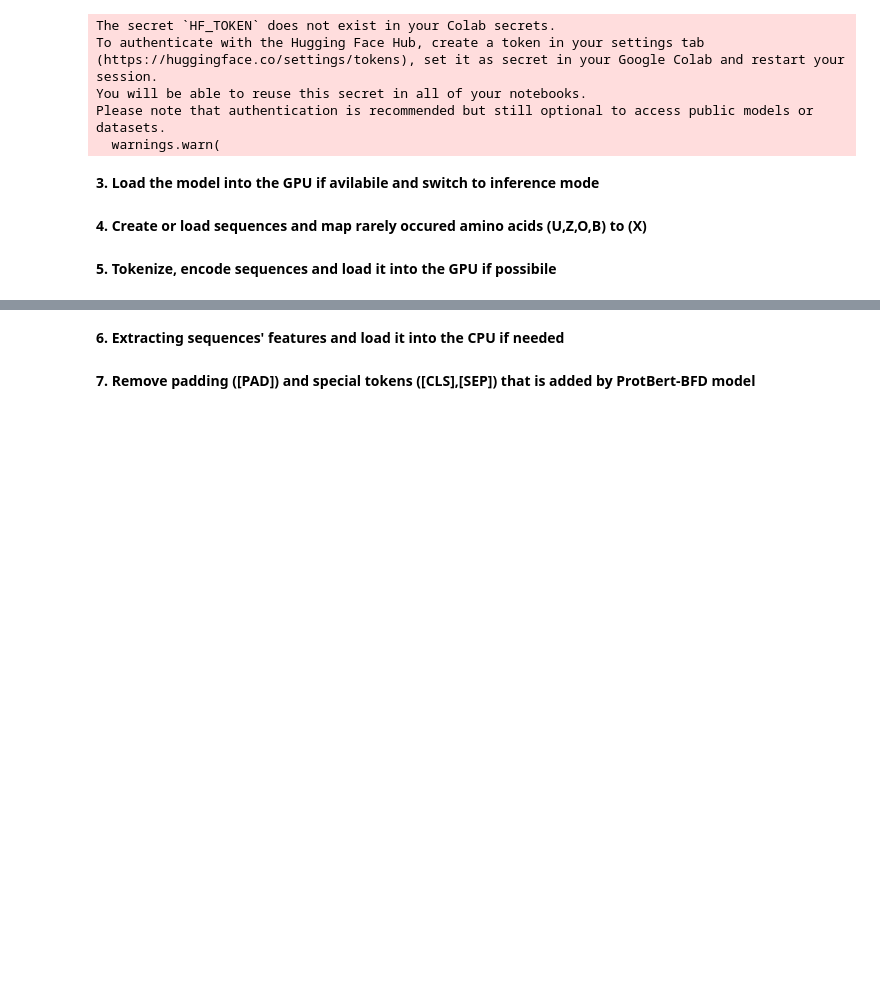
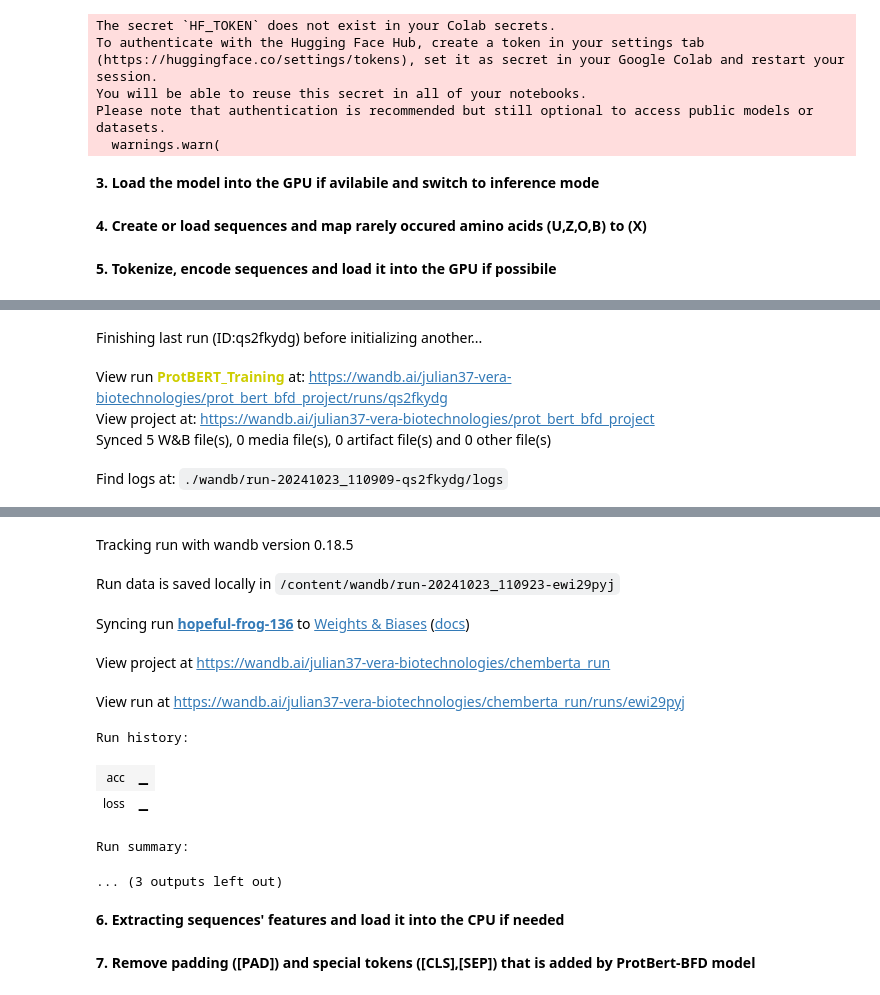
Before and after one commit to julian2001/AlphaFold3VeraBiotech, a Jupyter notebook: Embedding/PyTorch/Advanced/ProtBert-BFD.ipynb, the cells around one changed output, grey strips where cells are left out. Drawn from its saved outputs; the diff is of its cells as text; code cells hidden in the pictures; blank space fills up the shorter version.

```diff
--- a/Embedding/PyTorch/Advanced/ProtBert-BFD.ipynb
+++ b/Embedding/PyTorch/Advanced/ProtBert-BFD.ipynb
@@ -38,3 +72,12 @@ model = model.eval()
+# %%
+# Log model configuration to wandb
+wandb.config.update({
+    "model": "ProtBERT-BFD",
+    "architecture": "BertModel"
+})
+
+# Log the model architecture
+wandb.watch(model)
 # %% [markdown]
 <b>4. Create or load sequences and map rarely occured amino acids (U,Z,O,B) to (X)<b>
 # %%
@@ -50,0 +112,43 @@ attention_mask = torch.tensor(ids['attention_mask']).to(device)
+# %%
+import wandb
+import random
+import torch
+import os
+import pandas as pd
+
+# start a new wandb run to track this script
+wandb.init(
+    project="chemberta_run",  # Customize the project name
+
+    # track hyperparameters and run metadata
+    config={
+        "learning_rate": 0.02,   # Example hyperparameter
+        "architecture": "CNN",   # Replace this if necessary
+        "dataset": "ClinTox",  # Replace with the actual dataset used
+        "epochs": 1,
+    }
+)
+
+# Simulate or place actual training loop
+epochs = 10
+offset = random.random() / 5
+for epoch in range(2, epochs):
+    acc = 1 - 2 ** -epoch - random.random() / epoch - offset
+    loss = 2 ** -epoch + random.random() / epoch + offset
+
+# inputs and outputs for sequences
+input_ids = torch.tensor(ids['input_ids']).to(device)
+attention_mask = torch.tensor(ids['attention_mask']).to(device)
+
+
+# log metrics to wandb during training
+wandb.log({"acc": acc, "loss": loss})
+
+# [optional] finish the wandb run, necessary in notebooks
+wandb.finish()
+# %% [output]
+Finishing last run (ID:qs2fkydg) before initializing another...
+View run ProtBERT_Training at: https://wandb.ai/julian37-vera-biotechnologies/prot_bert_bfd_project/runs/qs2fkydg
+View project at: https://wandb.ai/julian37-vera-biotechnologies/prot_bert_bfd_project
+Synced 5 W&B file(s), 0 media file(s), 0 artifact file(s) and 0 other file(s)
+Find logs at: ./wandb/run-20241023_110909-qs2fkydg/logs
@@ -51,2 +156,12 @@ attention_mask = torch.tensor(ids['attention_mask']).to(device)
+Tracking run with wandb version 0.18.5
+Run data is saved locally in /content/wandb/run-20241023_110923-ewi29pyj
+Syncing run hopeful-frog-136 to Weights & Biases (docs)
+View project at https://wandb.ai/julian37-vera-biotechnologies/chemberta_run
+View run at https://wandb.ai/julian37-vera-biotechnologies/chemberta_run/runs/ewi29pyj
+Run history:
+| acc | ▁ |
+| loss | ▁ |
+Run summary:
+... (3 outputs left out)
 # %% [markdown]
 <b>6. Extracting sequences' features and load it into the CPU if needed<b>
```
Also changed, not shown: parts of 14 cells of this notebook.
